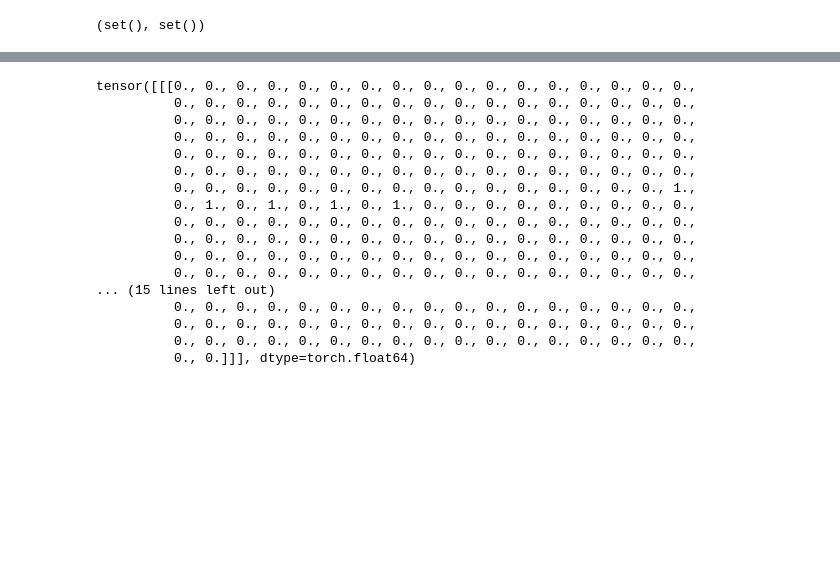
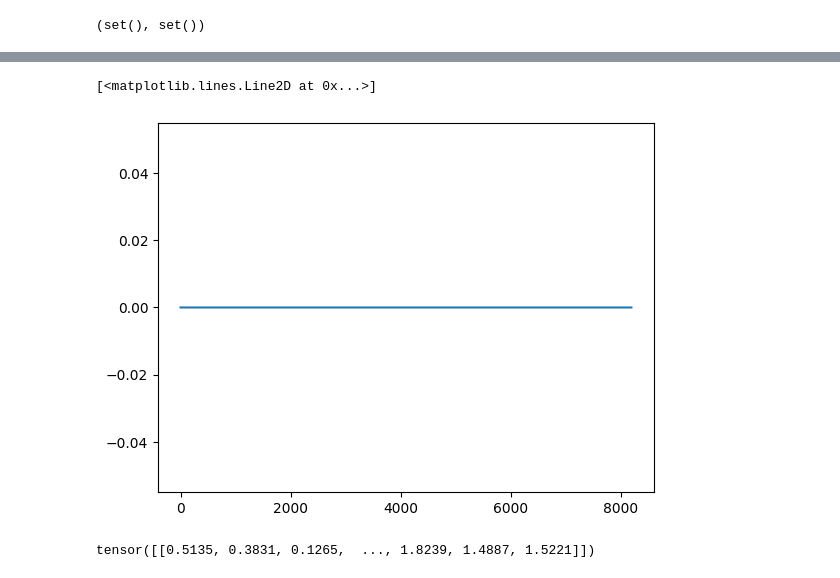
Before and after one commit to SultanOfSauce/NMRDeconvolution, a Jupyter notebook: Notebook.ipynb, the cells around one changed output, grey strips where cells are left out. Cells and saved outputs as stored; diff of their text form; code cells hidden in the pictures; blank space fills up the shorter version.

```diff
--- a/Notebook.ipynb
+++ b/Notebook.ipynb
@@ -86,7 +86,6 @@ optimizer: th.optim.Optimizer = th.optim.Adam(
 lossCriterion = nn.CrossEntropyLoss()
 # %%
 EPOCHS = 100
-BATCH_SIZE = 32
 
 '''
 # Loop over epochs
@@ -110,26 +109,6 @@ for epoch in trange(EPOCHS, desc="Training epoch"):
 
         # Update model parameters
         optimizer.step()
-
-    model.eval()  # Remember to set the model in evaluation mode before evaluating it
-
-    num_elem: int = 0
-    trackingmetric: float = 0
-    trackingcorrect: int = 0
-
-    # Since we are just evaluating the model, we don't need to compute gradients
-    with th.no_grad():
-        # ... by looping over training data again
-        for _, batched_datapoint_e in enumerate(train_loader):
-            x_e, y_e = batched_datapoint_e
-            x_e, y_e = x_e.to(device), y_e.to(device)
-            modeltarget_e = model(x_e)
-            ypred_e = th.argmax(modeltarget_e, dim=1, keepdim=True)
-            trackingmetric += lossCriterion(modeltarget_e, y_e).item()
-            trackingcorrect += ypred_e.eq(y_e.view_as(ypred_e)).sum().item()
-            num_elem += x_e.shape[0]
-        eval_losses.append(trackingmetric / num_elem)
-        eval_acc.append(trackingcorrect / num_elem)
 '''
 # %% [output]
 '\n# Loop over epochs\nfor epoch in trange(EPOCHS, desc="Training epoch"):\n\n    model.train()  # Remember to set the model in training mode before actual training\n    # Loop over data\n    for batc ...
@@ -138,2 +117,5 @@ load_model(model, "./modelpars.safetensors")
 # %% [output]
 (set(), set())
+# %%
+dataiter = train_loader.__iter__()
+x_a, y_a = dataiter.__next__()
@@ -140,29 +125,15 @@ load_model(model, "./modelpars.safetensors")
+# %%
+x_a, y_a = dataiter.__next__()
+# %%
+x_a, y_a = x_a.to(device), y_a.to(device)
+target = model(x_a)
+k = target.detach().numpy()[0][0]
 # %%
-crit = []
-with th.no_grad():
-        # ... by looping over training data again
-    for _, batched_datapoint in enumerate(tqdm(train_loader)):
-        x, y = batched_datapoint
-        x, y = x.to(device), y.to(device)
-        target = model(x)
-        crit.append(lossCriterion(target, y))
+plt.plot(k)
+# %% [output]
+[<matplotlib.lines.Line2D at 0x...>]
+[figure, added]
 # %%
-y
+train_set[0][0]
 # %% [output]
-tensor([[[0., 0., 0., 0., 0., 0., 0., 0., 0., 0., 0., 0., 0., 0., 0., 0., 0.,
-          0., 0., 0., 0., 0., 0., 0., 0., 0., 0., 0., 0., 0., 0., 0., 0., 0.,
-          0., 0., 0., 0., 0., 0., 0., 0., 0., 0., 0., 0., 0., 0., 0., 0., 0.,
-          0., 0., 0., 0., 0., 0., 0., 0., 0., 0., 0., 0., 0., 0., 0., 0., 0.,
-          0., 0., 0., 0., 0., 0., 0., 0., 0., 0., 0., 0., 0., 0., 0., 0., 0.,
-          0., 0., 0., 0., 0., 0., 0., 0., 0., 0., 0., 0., 0., 0., 0., 0., 0.,
-          0., 0., 0., 0., 0., 0., 0., 0., 0., 0., 0., 0., 0., 0., 0., 0., 1.,
-          0., 1., 0., 1., 0., 1., 0., 1., 0., 0., 0., 0., 0., 0., 0., 0., 0.,
-          0., 0., 0., 0., 0., 0., 0., 0., 0., 0., 0., 0., 0., 0., 0., 0., 0.,
-          0., 0., 0., 0., 0., 0., 0., 0., 0., 0., 0., 0., 0., 0., 0., 0., 0.,
-          0., 0., 0., 0., 0., 0., 0., 0., 0., 0., 0., 0., 0., 0., 0., 0., 0.,
-          0., 0., 0., 0., 0., 0., 0., 0., 0., 0., 0., 0., 0., 0., 0., 0., 0.,
-... (15 lines left out)
-          0., 0., 0., 0., 0., 0., 0., 0., 0., 0., 0., 0., 0., 0., 0., 0., 0.,
-          0., 0., 0., 0., 0., 0., 0., 0., 0., 0., 0., 0., 0., 0., 0., 0., 0.,
-          0., 0., 0., 0., 0., 0., 0., 0., 0., 0., 0., 0., 0., 0., 0., 0., 0.,
-          0., 0.]]], dtype=torch.float64)
+tensor([[0.5135, 0.3831, 0.1265,  ..., 1.8239, 1.4887, 1.5221]])
```
Also changed, not shown: parts of 6 cells of this notebook, 3 other files.
